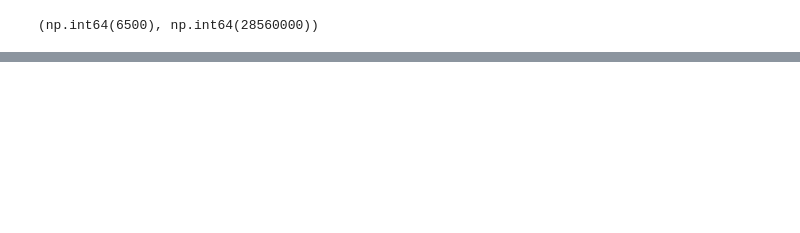
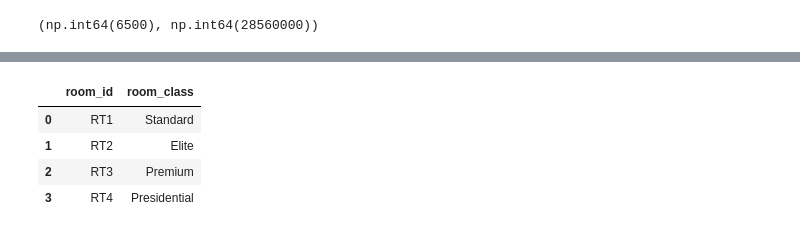
Before and after one commit to dev-p-analytics/hospitality-eda, a Jupyter notebook: hotel.ipynb, the cells around one changed output, grey strips where cells are left out. Saved outputs shown, nothing was run; the diff lists cells and outputs as text; code cells hidden in the pictures; blank space fills up the shorter version.

```diff
--- a/hotel.ipynb
+++ b/hotel.ipynb
@@ -117,0 +190,8 @@ df_bookings.revenue_generated.min(), df_bookings.revenue_generated.max()
+# %%
+df_rooms
+# %% [output]
+|  | room_id | room_class |
+| 0 | RT1 | Standard |
+| 1 | RT2 | Elite |
+| 2 | RT3 | Premium |
+| 3 | RT4 | Presidential |
```
Also changed, not shown: parts of 13 cells of this notebook.
